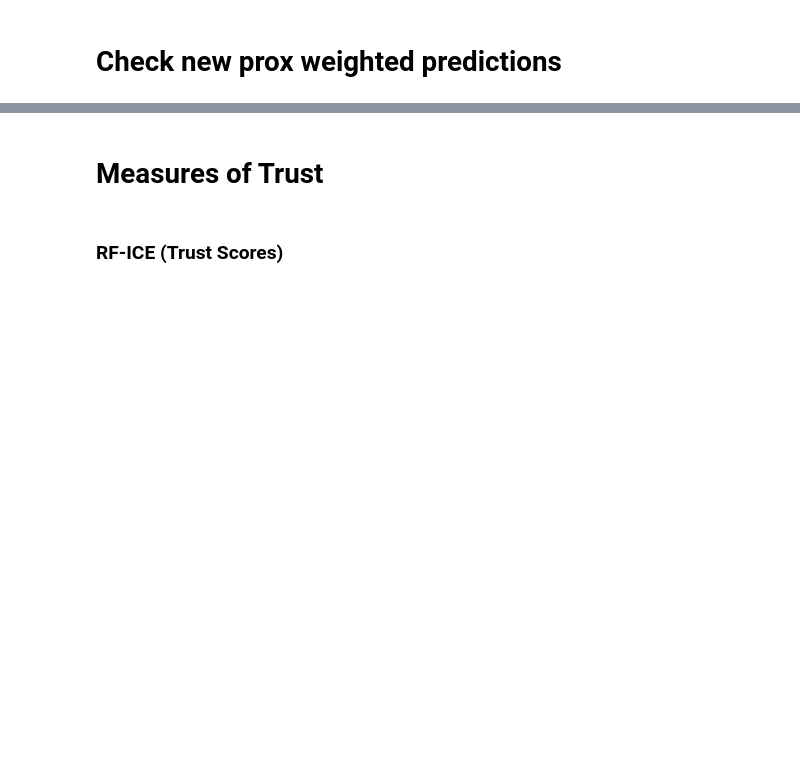
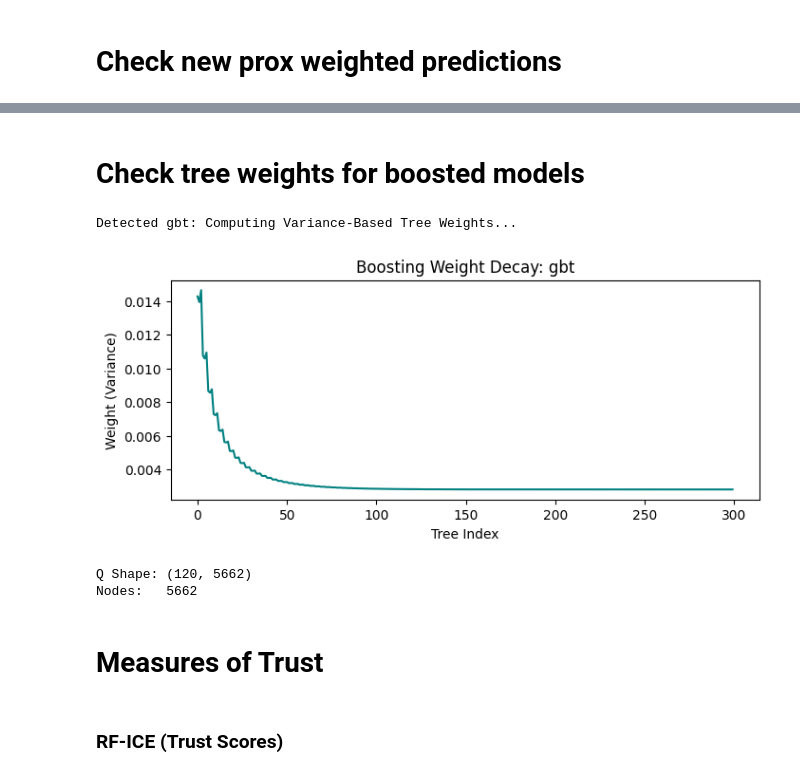
Before and after one commit to jakerhodes/RF-GAP-Python, a Jupyter notebook: demo.ipynb, the cells around one changed output, grey strips where cells are left out. Cells and saved outputs as stored; diff of their text form; code cells hidden in the pictures; blank space fills up the shorter version.

```diff
--- a/demo.ipynb
+++ b/demo.ipynb
@@ -244,3 +260,31 @@ array([1, 0, 2, 1, 1, 0, 1, 2, 1, 1, 2, 0, 0, 0, 0, 1, 2, 1, 1, 2, 0, 2,
+# %% [markdown]
+# Check tree weights for boosted models
+# %%
+# 1. Condition for Tree-Weighted Proximity
+# Only XGBoost, LightGBM, and sklearn GBT use variance-based weighting
+if rf.model_type.lower() in ['xgb', 'lgbm', 'gbt']:
+    print(f"Detected {rf.model_type}: Computing Variance-Based Tree Weights...")
+    weights = rf._adapter.get_tree_weights(x)
+
+    # Visualize the weight decay
+    plt.figure(figsize=(8, 3))
+    plt.plot(weights, color='teal')
+    plt.title(f"Boosting Weight Decay: {rf.model_type}")
+    plt.xlabel("Tree Index")
+    plt.ylabel("Weight (Variance)")
+    plt.show()
+else:
+    print(f"Detected {rf.model_type}: Using Uniform Tree Weights.")
+    # For RF/ET, weights are naturally uniform (1/n_trees)
+    weights = np.ones(rf.n_estimators) / rf.n_estimators
+
+print(f"Q Shape: {Q.shape}")
+print(f"Nodes:   {rf.cache.total_unique_nodes}")
+# %% [output]
+Detected gbt: Computing Variance-Based Tree Weights...
+[figure, added]
+Q Shape: (120, 5662)
+Nodes:   5662
 # %% [markdown]
 # Measures of Trust
 # %% [markdown]
```
Also changed, not shown: parts of 11 cells of this notebook.
